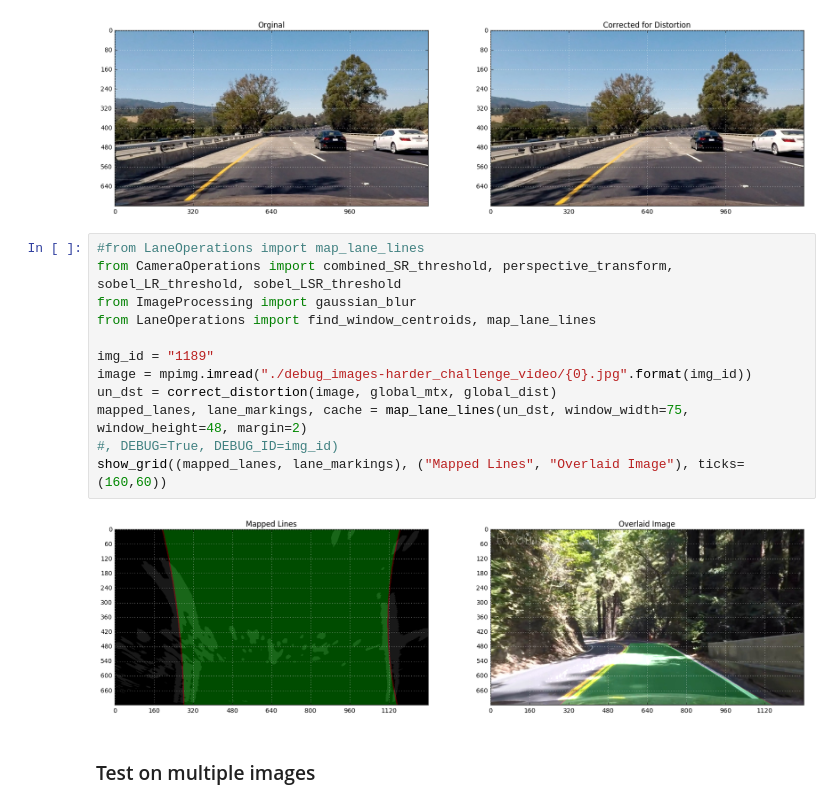
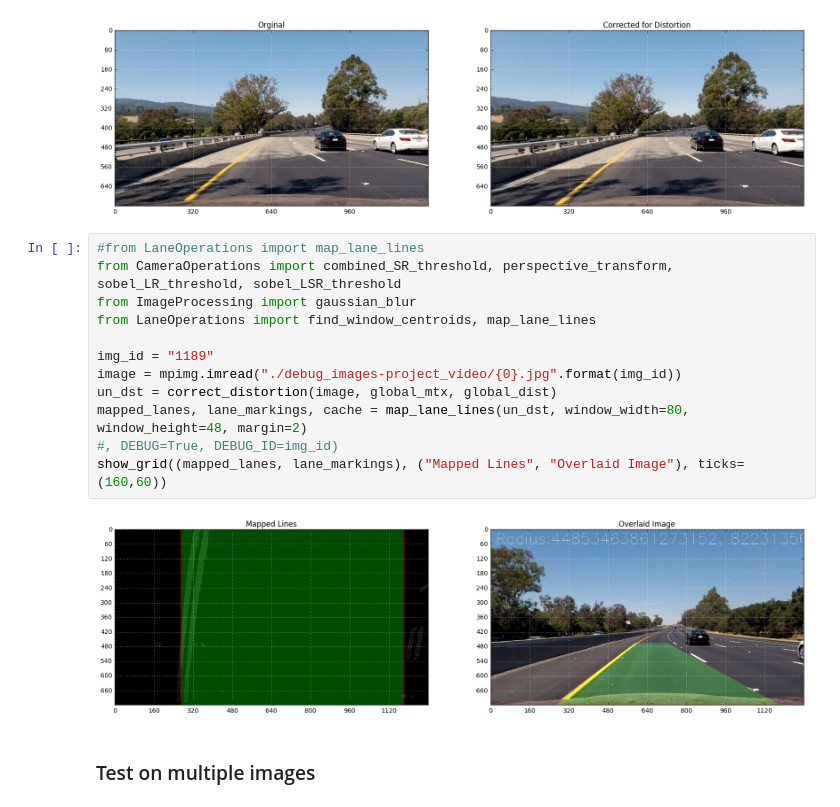
Before and after one commit to jcyinnovations/Advanced-Lane-Lines, a Jupyter notebook: Advanced Lane Lines.ipynb, the cells around one changed output. Saved outputs shown, nothing was run; the diff lists cells and outputs as text.

```diff
--- a/Advanced Lane Lines.ipynb
+++ b/Advanced Lane Lines.ipynb
@@ -32,17 +32,17 @@ global_mtx, global_dist
 # %%
 #from LaneOperations import map_lane_lines
 from CameraOperations import combined_SR_threshold, perspective_transform, sobel_LR_threshold, sobel_LSR_threshold
 from ImageProcessing import gaussian_blur
 from LaneOperations import find_window_centroids, map_lane_lines
 
 img_id = "1189"
-image = mpimg.imread("./debug_images-harder_challenge_video/{0}.jpg".format(img_id))
+image = mpimg.imread("./debug_images-project_video/{0}.jpg".format(img_id))
 un_dst = correct_distortion(image, global_mtx, global_dist)
-mapped_lanes, lane_markings, cache = map_lane_lines(un_dst, window_width=75, window_height=48, margin=2)
+mapped_lanes, lane_markings, cache = map_lane_lines(un_dst, window_width=80, window_height=48, margin=2)
 #, DEBUG=True, DEBUG_ID=img_id)
 show_grid((mapped_lanes, lane_markings), ("Mapped Lines", "Overlaid Image"), ticks=(160,60))
 # %% [output]
-[figure, old version]
+[figure, new version]
 # %% [markdown]
 ### Test on multiple images
 # %%
```
Also changed, not shown: parts of 3 cells of this notebook, 1 other file.
